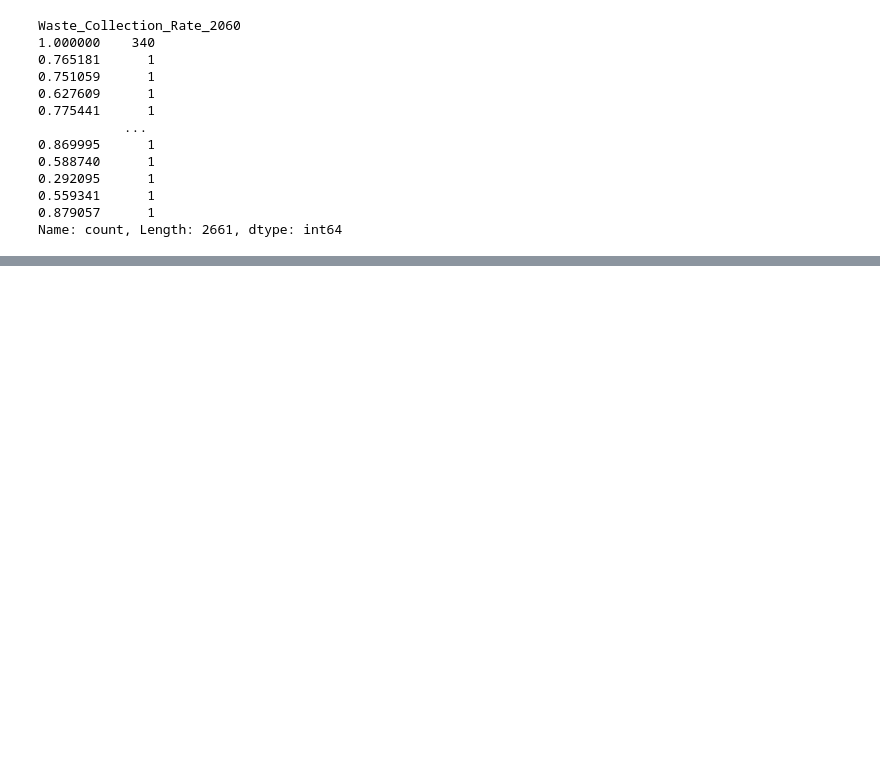
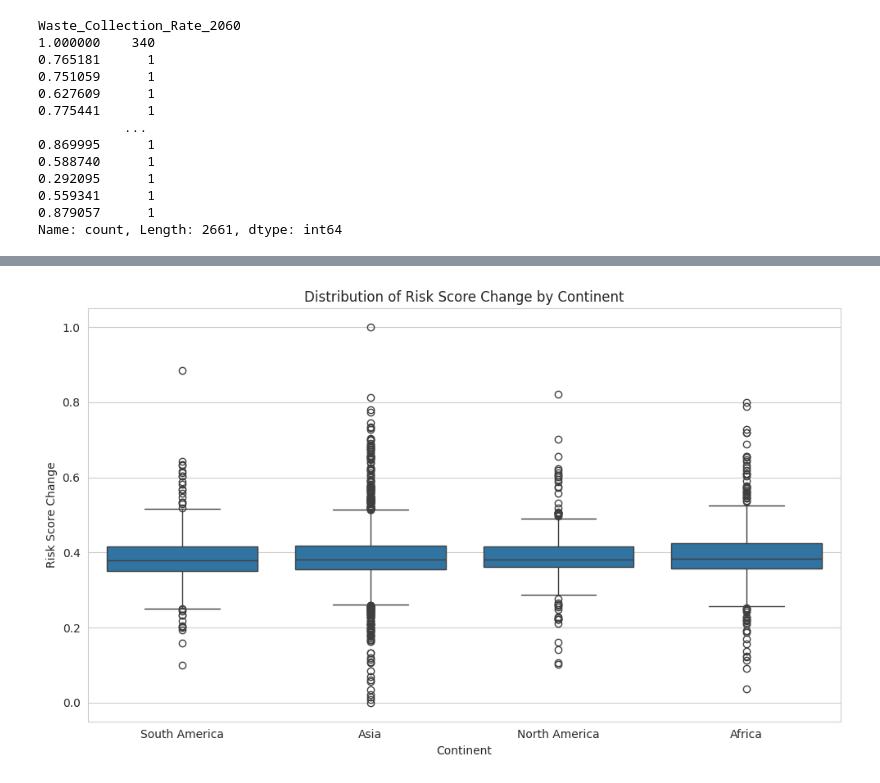
Before and after one commit to Phionanamugga/Assessment_River_Plastic_Pollution, a Jupyter notebook: assessment.ipynb, the cells around one changed output, grey strips where cells are left out. Saved outputs shown, nothing was run; the diff lists cells and outputs as text; code cells hidden in the pictures; blank space fills up the shorter version.

```diff
--- a/assessment.ipynb
+++ b/assessment.ipynb
@@ -175,0 +293,24 @@ XGBoost Regressor Performance:
+# %%
+# Continent Performance Comparison
+# Calculate change in plastic waste
+df['Plastic_Waste_Change'] = df['Plastic_to_River_2060_tons'] - df['Plastic_to_River_2015_tons']
+
+# Group by continent
+continent_summary = df.groupby('Continent').agg({
+    'Risk_Score_Change': 'mean',
+    'Plastic_to_River_2015_tons': 'mean',
+    'Plastic_to_River_2060_tons': 'mean',
+    'Plastic_Waste_Change': 'mean'
+}).reset_index()
+
+# Box plot for Risk_Score_Change by Continent
+plt.figure(figsize=(10, 6))
+sns.boxplot(x='Continent', y='Risk_Score_Change', data=df)
+plt.title('Distribution of Risk Score Change by Continent')
+plt.xlabel('Continent')
+plt.ylabel('Risk Score Change')
+plt.tight_layout()
+plt.savefig('risk_score_by_continent.png')
+plt.show()
+# %% [output]
+[figure, added]
```
Also changed, not shown: parts of 42 cells of this notebook.
